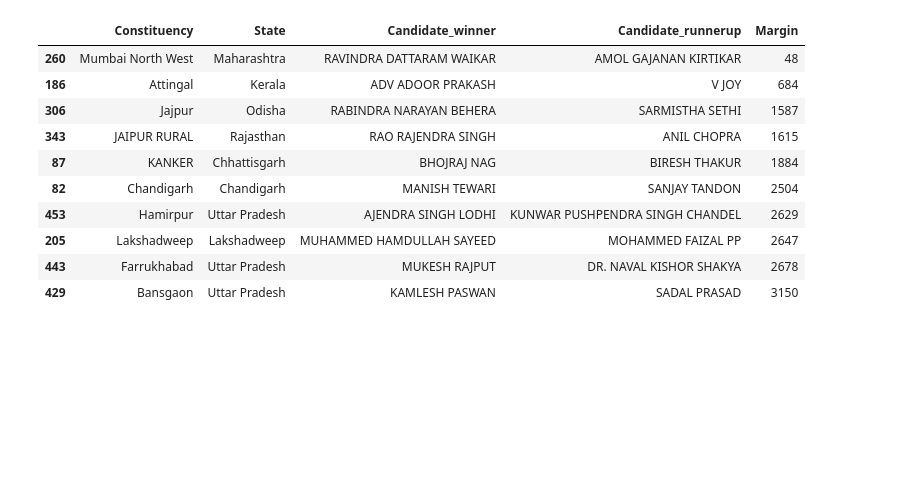
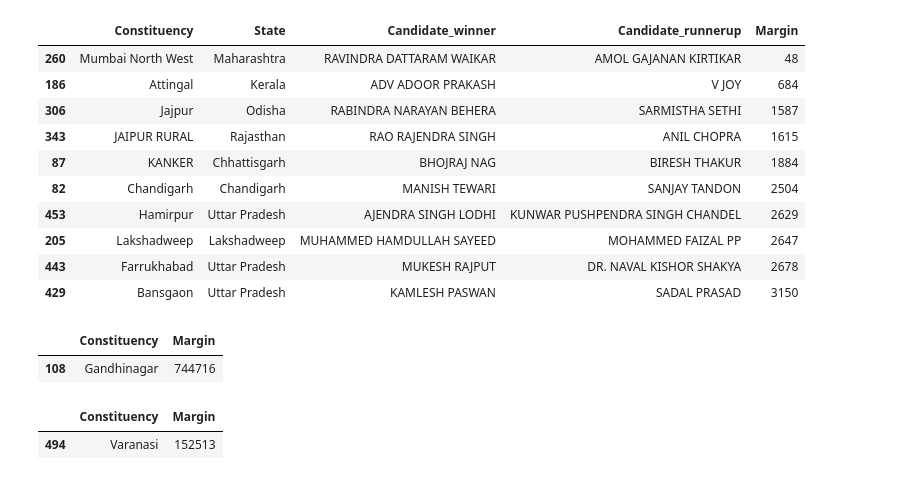
Before and after one commit to geershatisaxena/Election, a Jupyter notebook: res.ipynb, the cells around one changed output. Saved outputs shown, nothing was run; the diff lists cells and outputs as text; code cells hidden in the pictures; blank space fills up the shorter version.

```diff
--- a/res.ipynb
+++ b/res.ipynb
@@ -328,3 +328,13 @@ merged.nsmallest(10, "Margin")[["Constituency", "State"
 | 205 | Lakshadweep | Lakshadweep | MUHAMMED HAMDULLAH SAYEED | MOHAMMED FAIZAL PP | 2647 |
 | 443 | Farrukhabad | Uttar Pradesh | MUKESH RAJPUT | DR. NAVAL KISHOR SHAKYA | 2678 |
 | 429 | Bansgaon | Uttar Pradesh | KAMLESH PASWAN | SADAL PRASAD | 3150 |
+# %%
+merged[merged["Candidate_winner"].str.contains("AMIT SHAH", case=False, na=False)][["Constituency", "Margin"]]
+# %% [output]
+|  | Constituency | Margin |
+| 108 | Gandhinagar | 744716 |
+# %%
+merged[merged["Candidate_winner"].str.contains("NARENDRA MODI", case=False, na=False)][["Constituency", "Margin"]]
+# %% [output]
+|  | Constituency | Margin |
+| 494 | Varanasi | 152513 |
```
Also changed, not shown: parts of 4 cells of this notebook.
